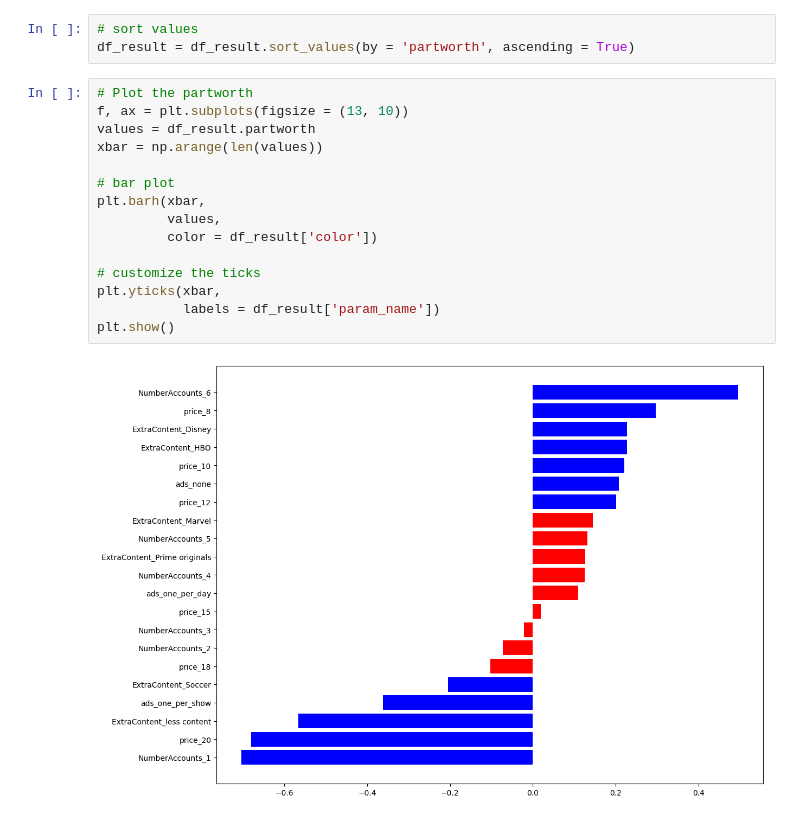
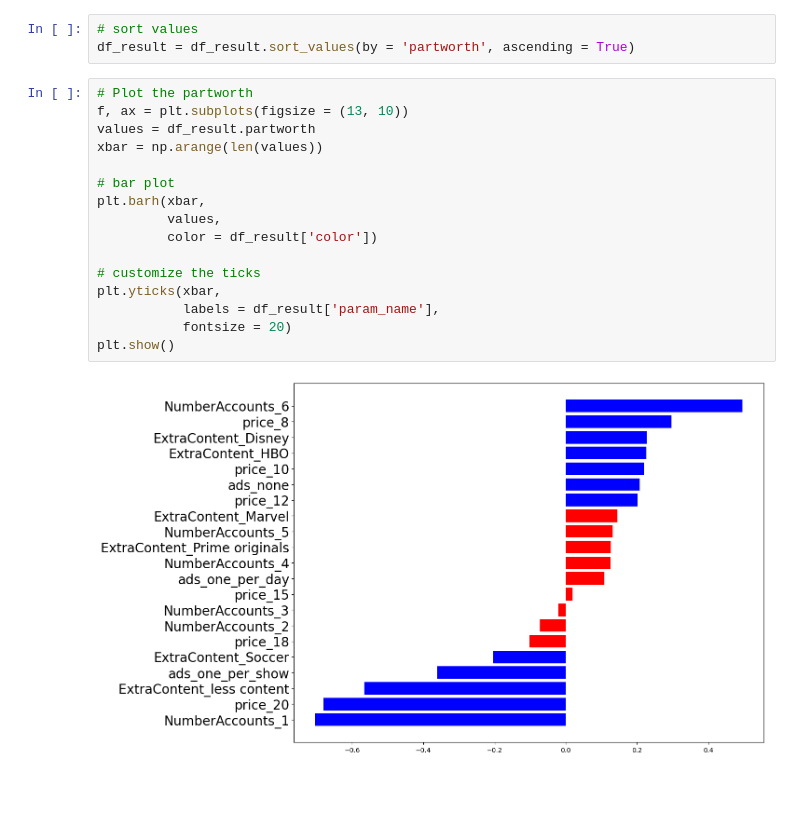
Before and after one commit to jeremysb1/conjoint-analysis, a Jupyter notebook: cbc.ipynb, the cells around one changed output. Drawn from its saved outputs; the diff is of its cells as text; blank space fills up the shorter version.

Commit message:
updated fontsize for yticks

```diff
--- a/cbc.ipynb
+++ b/cbc.ipynb
@@ -130,17 +130,18 @@ df_result = df_result.sort_values(by = 'partworth', ascending = True)
 # %%
 # Plot the partworth
 f, ax = plt.subplots(figsize = (13, 10))
 values = df_result.partworth
 xbar = np.arange(len(values))
 
 # bar plot
 plt.barh(xbar,
          values,
          color = df_result['color'])
 
 # customize the ticks
 plt.yticks(xbar,
-           labels = df_result['param_name'])
+           labels = df_result['param_name'],
+           fontsize = 20)
 plt.show()
 # %% [output]
-[figure, old version]
+[figure, new version]
```
